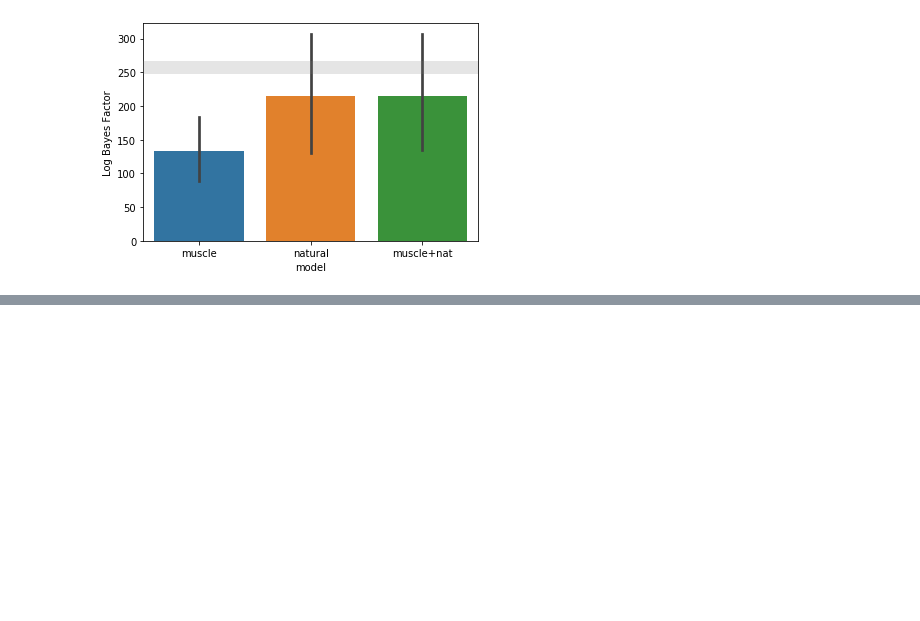
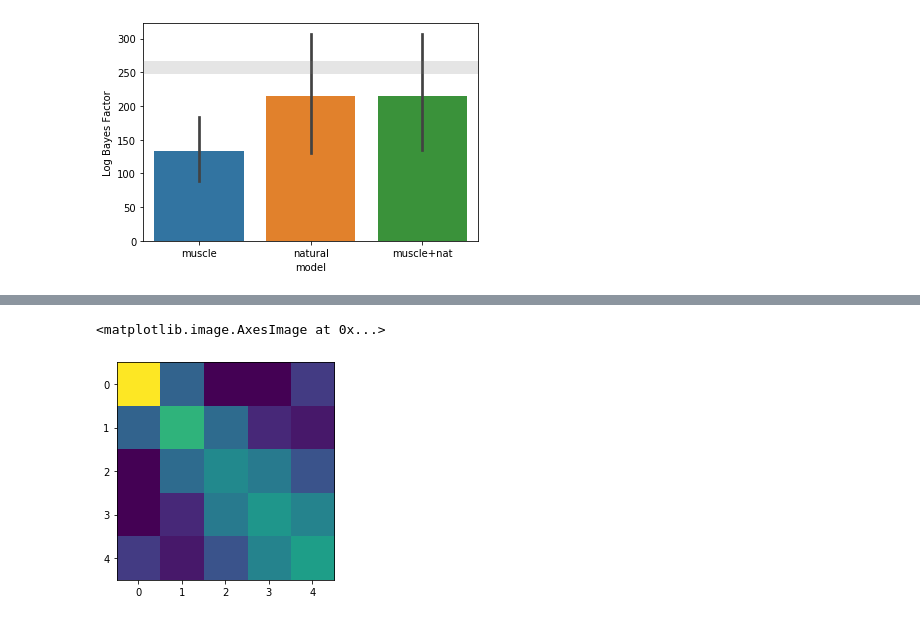
Before and after one commit to DiedrichsenLab/PcmPy, a Jupyter notebook: demos/demo_fingers.ipynb, the cells around one changed output, grey strips where cells are left out. Drawn from its saved outputs; the diff is of its cells as text; code cells hidden in the pictures; blank space fills up the shorter version.

```diff
--- a/demos/demo_fingers.ipynb
+++ b/demos/demo_fingers.ipynb
@@ -89,0 +102,6 @@ ax = pcm.vis.model_plot(T_cv.likelihood,null_model = 'null',noise_ceiling= 'ceil
+# %%
+G,_ = M[4].predict(theta[4][:M[4].n_param])
+plt.imshow(G)
+# %% [output]
+<matplotlib.image.AxesImage at 0x...>
+[figure, added]
```
Also changed, not shown: parts of 1 cell of this notebook, 8 other files.
